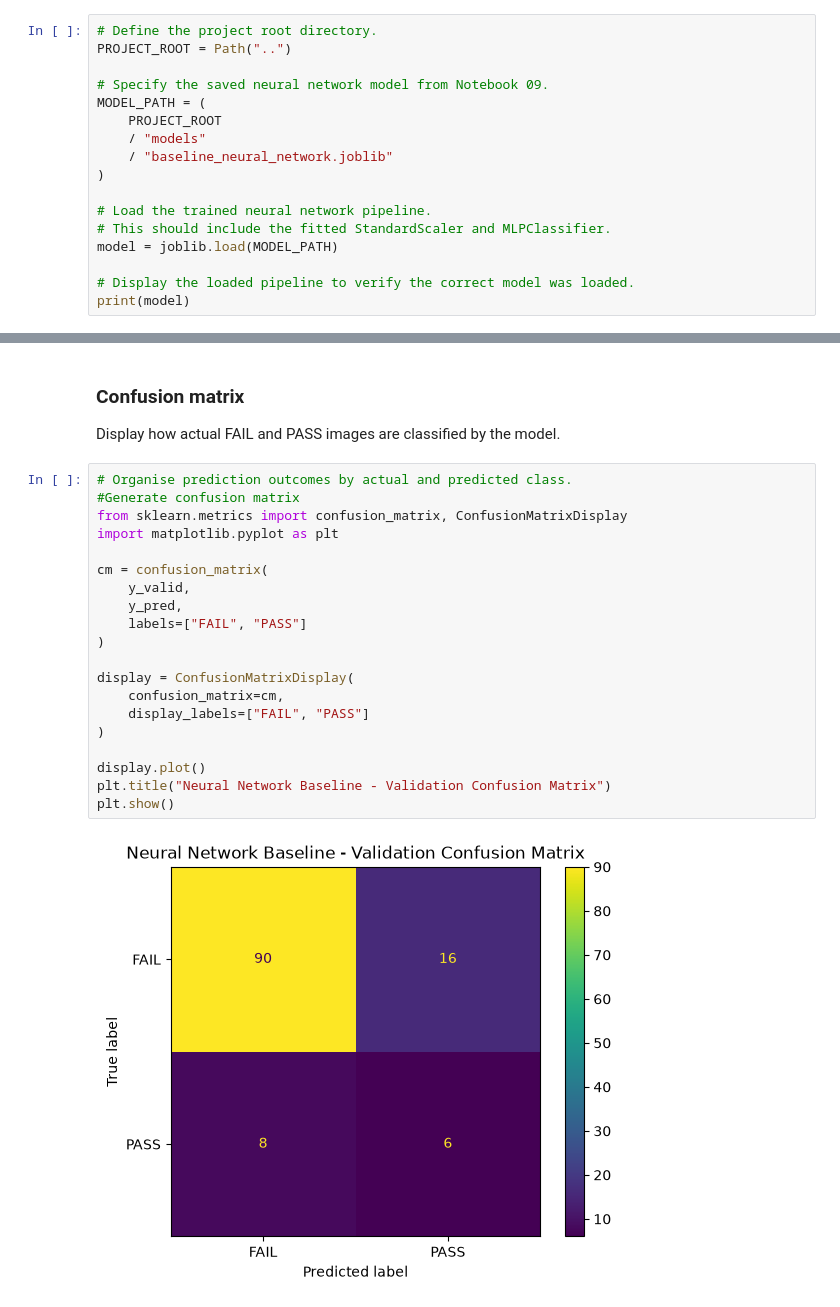
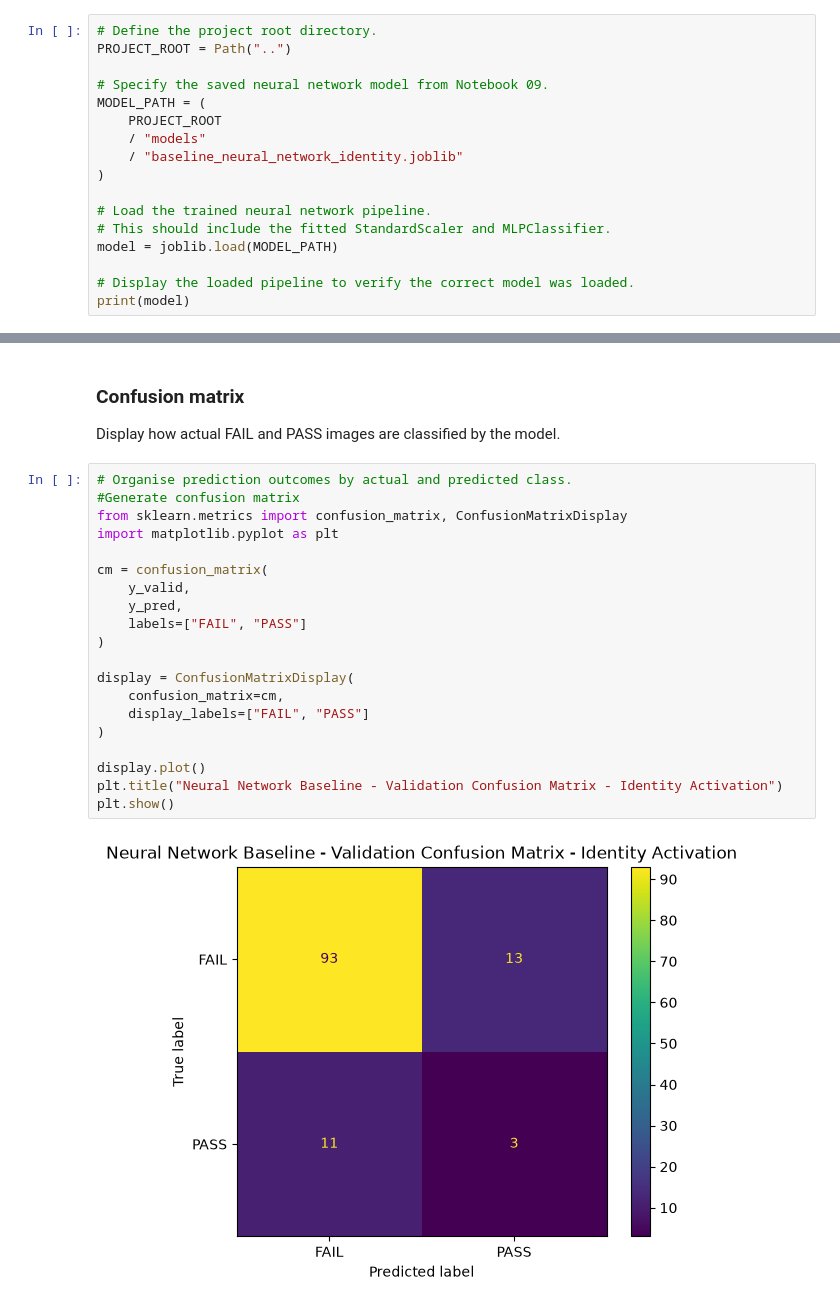
Before and after one commit to bencurwengreen/Pork-Rasher-Inspection, a Jupyter notebook: notebooks/10_validate_neural_network_baseline.ipynb, the cells around one changed output, grey strips where cells are left out. Saved outputs shown, nothing was run; the diff lists cells and outputs as text.

Commit message:
Experimented with various activation functions

```diff
--- a/notebooks/10_validate_neural_network_baseline.ipynb
+++ b/notebooks/10_validate_neural_network_baseline.ipynb
@@ -214,7 +214,7 @@ PROJECT_ROOT = Path("..")
 MODEL_PATH = (
     PROJECT_ROOT
     / "models"
-    / "baseline_neural_network.joblib"
+    / "baseline_neural_network_identity.joblib"
 )
 
 # Load the trained neural network pipeline.
@@ -320,25 +321,25 @@ Display how actual FAIL and PASS images are classified by the model.
 # %%
 # Organise prediction outcomes by actual and predicted class.
 #Generate confusion matrix
 from sklearn.metrics import confusion_matrix, ConfusionMatrixDisplay
 import matplotlib.pyplot as plt
 
 cm = confusion_matrix(
     y_valid,
     y_pred,
     labels=["FAIL", "PASS"]
 )
 
 display = ConfusionMatrixDisplay(
     confusion_matrix=cm,
     display_labels=["FAIL", "PASS"]
 )
 
 display.plot()
-plt.title("Neural Network Baseline - Validation Confusion Matrix")
+plt.title("Neural Network Baseline - Validation Confusion Matrix - Identity Activation")
 plt.show()
 # %% [output]
-[figure, old version]
+[figure, new version]
 # %%
 import numpy as np
 
```
Also changed, not shown: parts of 4 cells of this notebook, 2 other files.
